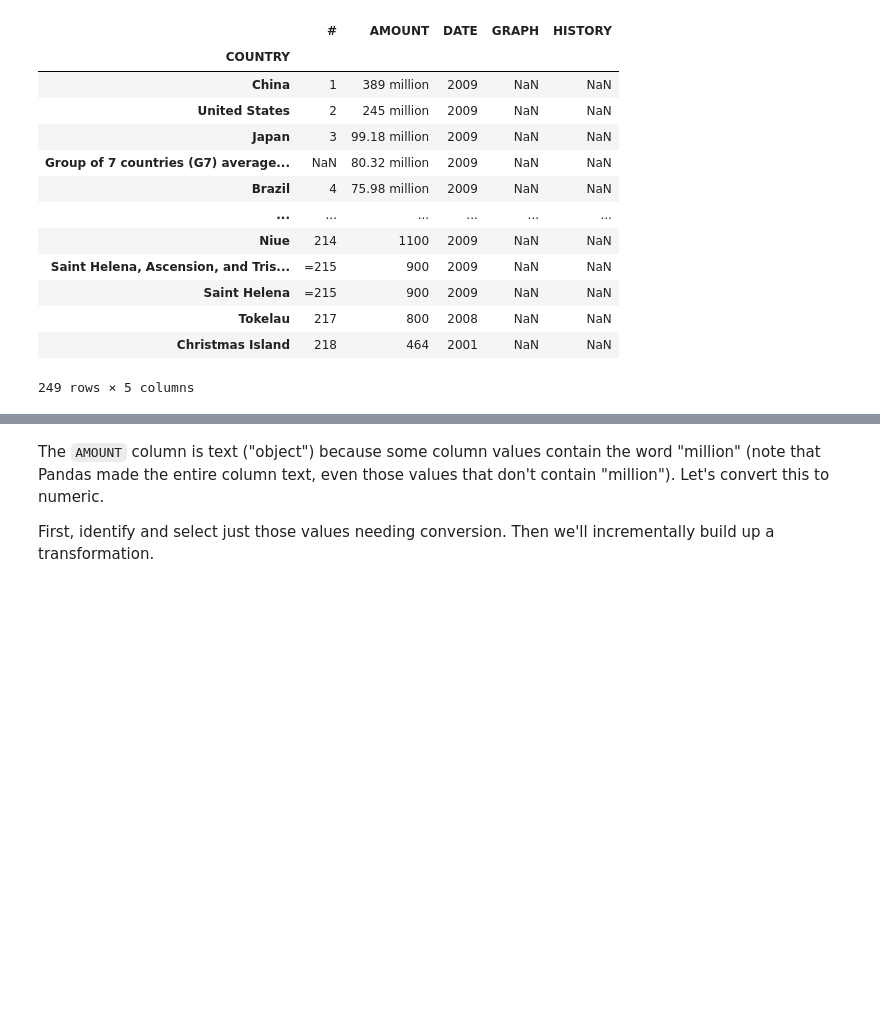
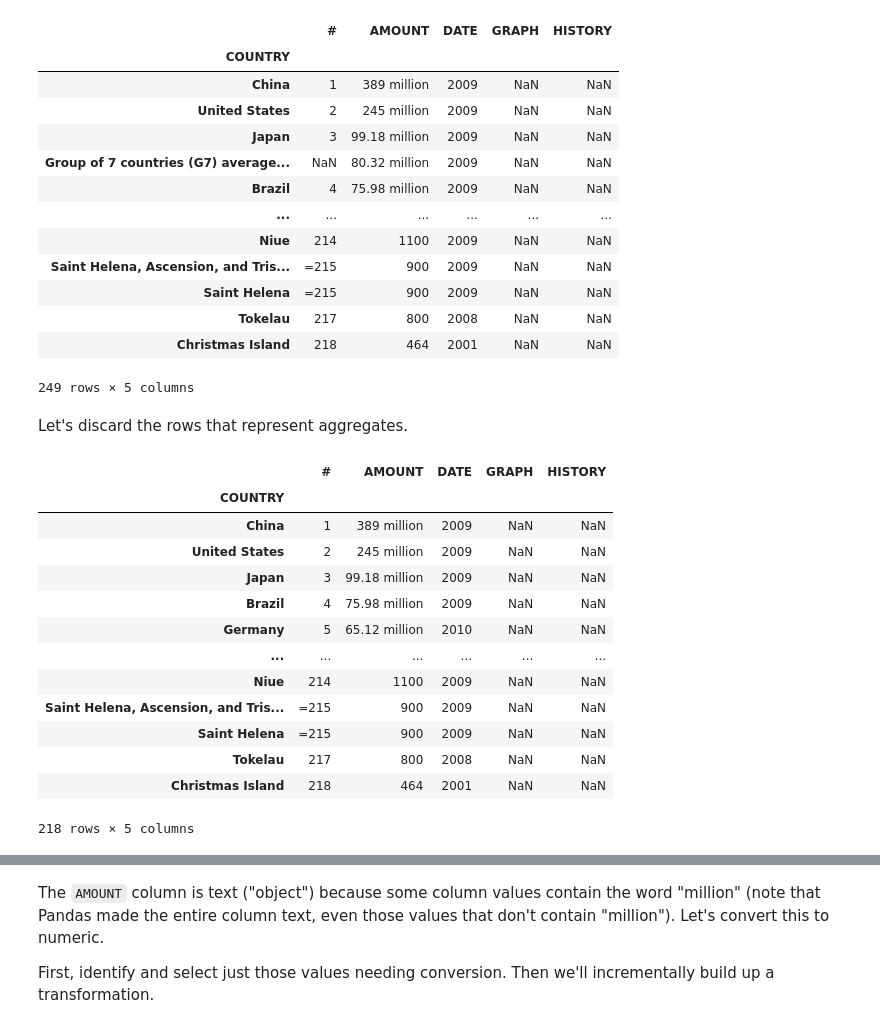
Before and after one commit to gjanee/carpentry-materials, a Jupyter notebook: pandas-html-scraping.ipynb, the cells around one changed output, grey strips where cells are left out. Cells and saved outputs as stored; diff of their text form; code cells hidden in the pictures; blank space fills up the shorter version.

Commit message:
Remove aggregate rows, other minor cleanups

```diff
--- a/pandas-html-scraping.ipynb
+++ b/pandas-html-scraping.ipynb
@@ -70,6 +70,26 @@ df
 | Tokelau | 217 | 800 | 2008 | NaN | NaN |
 | Christmas Island | 218 | 464 | 2001 | NaN | NaN |
 249 rows × 5 columns
+# %% [markdown]
+Let's discard the rows that represent aggregates.
+# %%
+df = df.loc[~df["#"].isna()].copy() # copy not necessary, but silences spurious warning
+df
+# %% [output]
+|  | # | AMOUNT | DATE | GRAPH | HISTORY |
+| COUNTRY |  |  |  |  |  |
+| China | 1 | 389 million | 2009 | NaN | NaN |
+| United States | 2 | 245 million | 2009 | NaN | NaN |
+| Japan | 3 | 99.18 million | 2009 | NaN | NaN |
+| Brazil | 4 | 75.98 million | 2009 | NaN | NaN |
+| Germany | 5 | 65.12 million | 2010 | NaN | NaN |
+| ... | ... | ... | ... | ... | ... |
+| Niue | 214 | 1100 | 2009 | NaN | NaN |
+| Saint Helena, Ascension, and Tris... | =215 | 900 | 2009 | NaN | NaN |
+| Saint Helena | =215 | 900 | 2009 | NaN | NaN |
+| Tokelau | 217 | 800 | 2008 | NaN | NaN |
+| Christmas Island | 218 | 464 | 2001 | NaN | NaN |
+218 rows × 5 columns
 # %%
 df.info()
 # %% [output]
```
Also changed, not shown: parts of 12 cells of this notebook.
